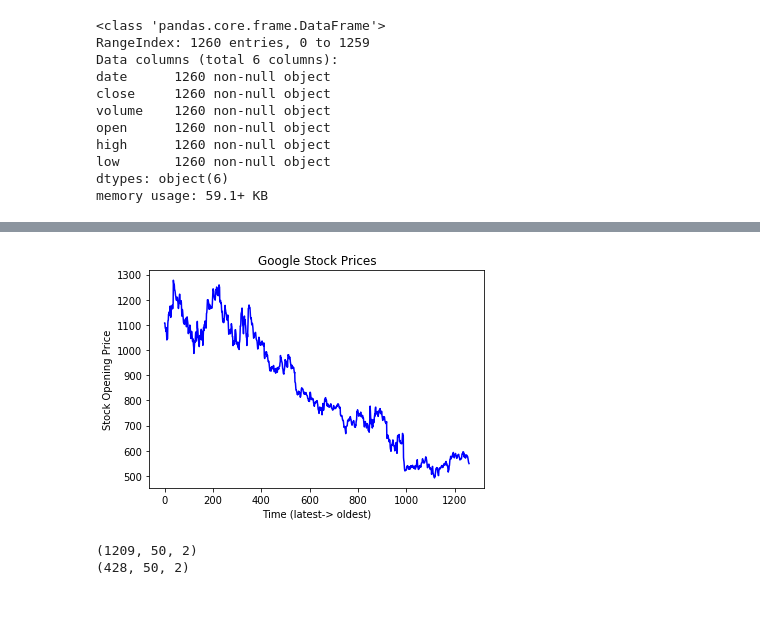
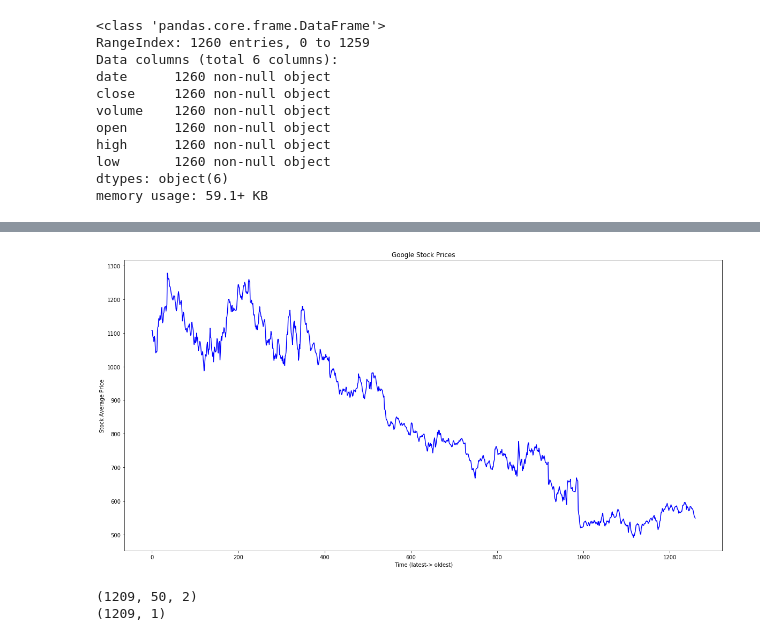
Before and after one commit to HSV-AI/presentations, a Jupyter notebook: 2019/190619/190619_RNN_TimeSeries.ipynb, the cells around one changed output, grey strips where cells are left out. Drawn from its saved outputs; the diff is of its cells as text; code cells hidden in the pictures; blank space fills up the shorter version.

```diff
--- a/2019/190619/190619_RNN_TimeSeries.ipynb
+++ b/2019/190619/190619_RNN_TimeSeries.ipynb
@@ -70,6 +70,7 @@ memory usage: 59.1+ KB
 stock_data.high = (stock_data.high.str.split()).apply(lambda x: float(x[0].replace(',', '')))
 stock_data.low = (stock_data.low.str.split()).apply(lambda x: float(x[0].replace(',', '')))
 stock_data.volume = (stock_data.volume.str.split()).apply(lambda x: float(x[0].replace(',', '')))
+stock_data.open = (stock_data.open.str.split()).apply(lambda x: float(x[0].replace(',', '')))
 # %%
 
 stock_data["average"] = (stock_data["high"] + stock_data["low"])/2
@@ -92,9 +103,10 @@ plt.show()
 # %%
+plt.figure(figsize=(20,10))
 plt.plot(input_feature[:,1], color='blue')
 plt.title("Google Stock Prices")
 plt.xlabel("Time (latest-> oldest)")
-plt.ylabel("Stock Opening Price")
+plt.ylabel("Stock Average Price")
 plt.show()
 # %% [output]
-[figure, old version]
+[figure, new version]
 # %%
@@ -116,13 +132,11 @@ for i in range(len(stock_data)-lookback-1):
 # %%
 X, y= np.array(X), np.array(y)
-X_test = X[:test_size+lookback]
 X = X.reshape(X.shape[0],lookback, 2)
-X_test = X_test.reshape(X_test.shape[0],lookback, 2)
 print(X.shape)
-print(X_test.shape)
+print(y.shape)
 # %% [output]
 (1209, 50, 2)
-(428, 50, 2)
+(1209, 1)
 # %%
 model = Sequential()
 model.add(LSTM(units=30, return_sequences= True, input_shape=(X.shape[1],2)))
```
Also changed, not shown: parts of 14 cells of this notebook.
